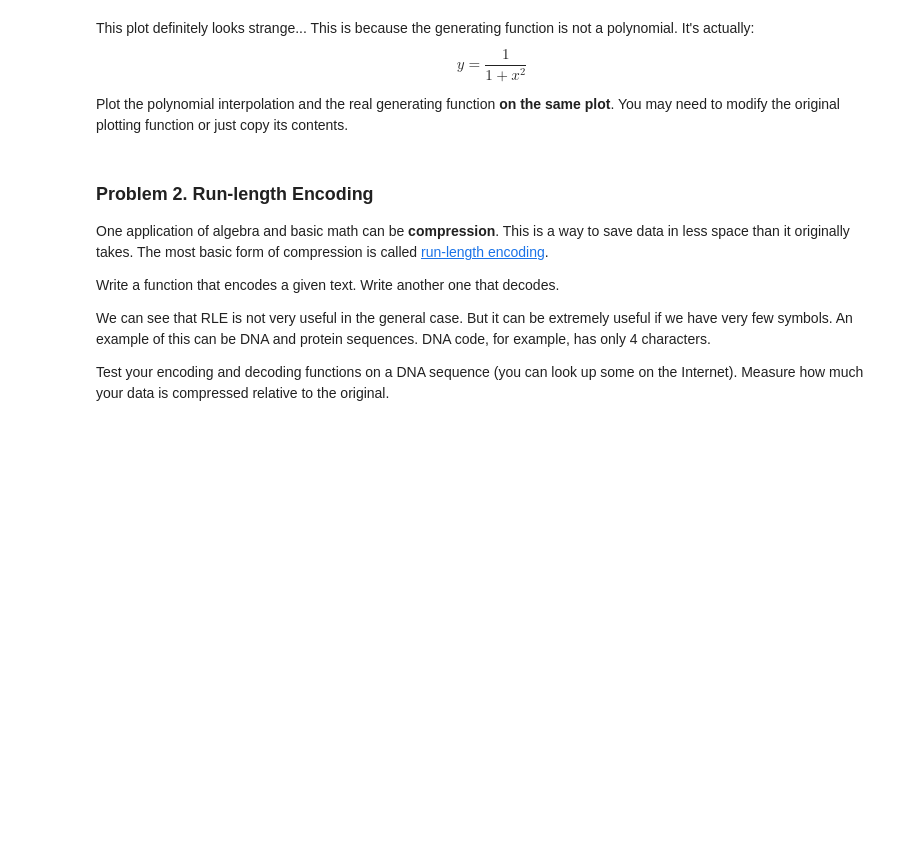
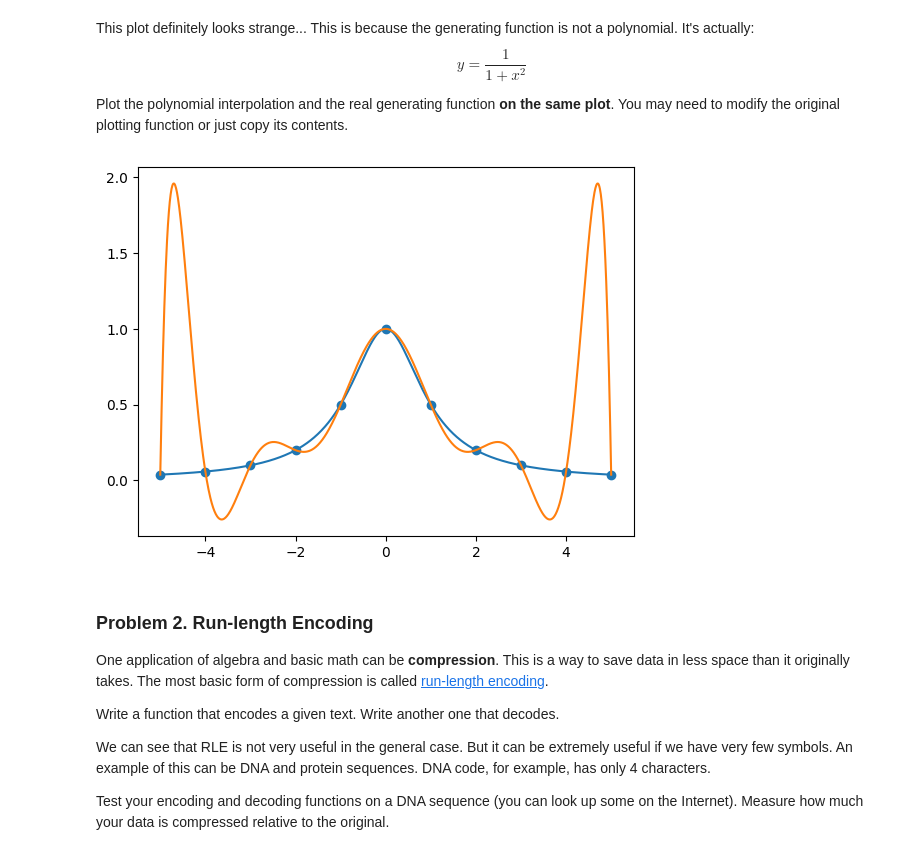
Before and after one commit to b4ich3v/Softuni, a Jupyter notebook: math_for_developers/linear_algebra/Linear-Algebra-Exercise.ipynb, the cells around one changed output. Cells and saved outputs as stored; diff of their text form; code cells hidden in the pictures; blank space fills up the shorter version.

```diff
--- a/math_for_developers/linear_algebra/Linear-Algebra-Exercise.ipynb
+++ b/math_for_developers/linear_algebra/Linear-Algebra-Exercise.ipynb
@@ -138,3 +207,52 @@ Plot the polynomial interpolation and the real generating function **on the same
+# %%
+def plot_real_function(function, left, right, point_density):
+    x_coordinates = np.linspace(left, right, point_density)
+    y_coordinates = []
+
+    for i in range(0, len(x_coordinates)):
+        y_coordinates.append(function(x_coordinates[i]))
+
+    plt.plot(x_coordinates, y_coordinates)
+
+def plot_points(points):
+    x_coordinates = []
+    y_coordinates = []
+
+    for i in range(0, len(points)):
+        x_coordinates.append(points[i][0])
+        y_coordinates.append(points[i][1])
+
+    plt.scatter(x_coordinates, y_coordinates)
+
+
+def plot_interpolate_polynomial(points, degree):
+    x_coordinates = []
+    y_coordinates = []
+
+    for i in range(0, len(points)):
+        x_coordinates.append(points[i][0])
+        y_coordinates.append(points[i][1])
+
+    left = np.min(x_coordinates)
+    right = np.max(x_coordinates)
+    polynomial = Polynomial.fit(x_coordinates, y_coordinates, degree)
+    x_interpolation_coordinates = np.linspace(left, right, 1000)
+    y_interpolation_coordinates = []
+
+    for i in range(0, len(x_interpolation_coordinates)):
+        y_interpolation_coordinates.append(polynomial(x_interpolation_coordinates[i]))
+
+    plt.plot(x_interpolation_coordinates, y_interpolation_coordinates)
+
+
+points = np.array([(-5, 0.03846), (-4, 0.05882), (-3, 0.1), (-2, 0.2), (-1, 0.5), (0, 1), (1, 0.5), (2, 0.2), (3, 0.1), (4, 0.05882), (5, 0.03846)])
+target_poly_degree = len(points) - 1
+plot_points(points)
+plot_real_function(lambda x: 1 / (1 + x ** 2), -5, 5, 1000)
+plot_interpolate_polynomial(points, target_poly_degree)
+plt.show()
+# %% [output]
+[figure, added]
 # %% [markdown]
 ### Problem 2. Run-length Encoding
 One application of algebra and basic math can be **compression**. This is a way to save data in less space than it originally takes. The most basic form of compression is called [run-length encoding](https://en.wikipedia.org/wiki/Run-length_encoding).
```
Also changed, not shown: parts of 17 cells of this notebook.
